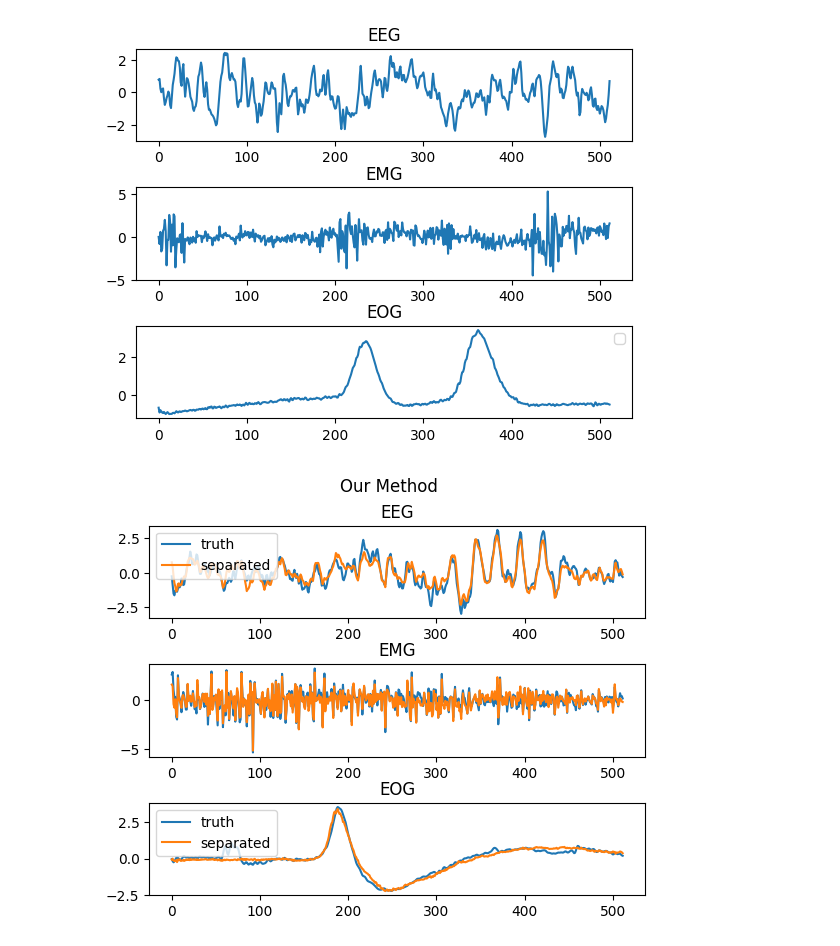
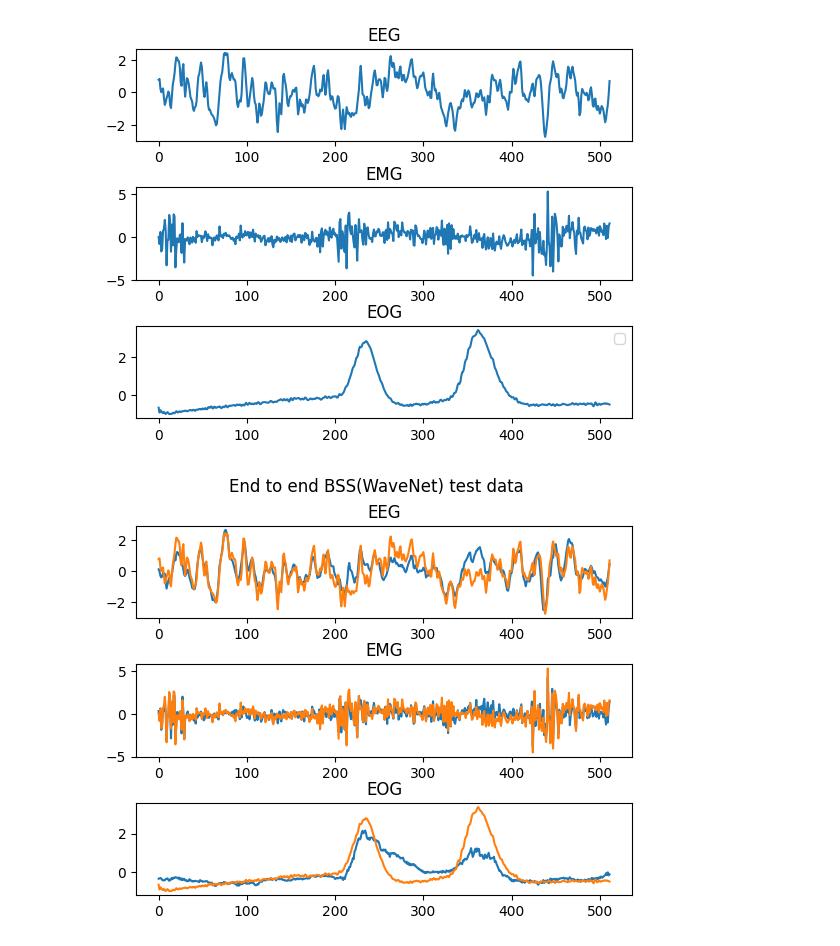
Before and after one commit to detyse/Diff4EEG-inverse, a Jupyter notebook: _end_to_end_compare/01_WaveNet/end_to_end.ipynb, the cells around one changed output. Drawn from its saved outputs; the diff is of its cells as text; code cells hidden in the pictures.

```diff
--- a/_end_to_end_compare/01_WaveNet/end_to_end.ipynb
+++ b/_end_to_end_compare/01_WaveNet/end_to_end.ipynb
@@ -122,10 +122,11 @@ train_truth = train_truth.squeeze(1).to(torch.float32)
 test_data = test_data.squeeze(1).to(torch.float32)
 test_truth = test_truth.squeeze(1).to(torch.float32)
 # %%
+from model import loss_fn
 # end to end eval
 model = WaveNet(params)
 try:
-    model.load_state_dict(torch.load('/home/wyl/projects/_BSS_hijack/_end_to_end_compare/ckpt/ckpt.pth'))
+    model.load_state_dict(torch.load(r'/home/wyl/projects/_BSS_hijack/_end_to_end_compare/01_WaveNet/ckpt/ckpt.pth'))
     print('::: model loaded :::')
 except:
     print('::: ckpt does not exist :::')
@@ -251,32 +252,32 @@ No artists with labels found to put in legend.  Note that artists whose label st
 # %%
 # plot
 fig, axs = plt.subplots(nrows=3, ncols=1)
 
-axs[0].plot(truth_model[0], label='truth')
-axs[0].plot(result_model[0], label='separated')
+axs[0].plot(result_test[0], label='truth')
+axs[0].plot(result_truth[0], label='separated')
 axs[0].set_title("EEG")
 
 # axs[0].set_title("ground truth EEG")
-axs[0].legend()
+# axs[0].legend()
 
-axs[1].plot(truth_model[1])
-axs[1].plot(result_model[1])
+axs[1].plot(result_test[1])
+axs[1].plot(result_truth[1])
 axs[1].set_title("EMG")
 
 # axs[1].set_title("ground truth EMG")
-axs[2].plot(truth_model[2], label='truth' )
-axs[2].plot(result_model[2], label='separated')
+axs[2].plot(result_test[2], label='truth' )
+axs[2].plot(result_truth[2], label='separated')
 axs[2].set_title("EOG")
-axs[2].legend()
+# axs[2].legend()
 # axs[2].set_title("ground truth EOG")
 
 plt.subplots_adjust(left=None,bottom=None,right=None,top=None,wspace=0.15,hspace=0.5)
 
-fig.suptitle('Our Method')
+fig.suptitle('End to end BSS(WaveNet) test data')
 
 plt.show()
 # %% [output]
-[figure, old version]
+[figure, new version]
 # %%
 # ica eval
 # import numpy as np
```
Also changed, not shown: parts of 1 cell of this notebook, 39 other files.
